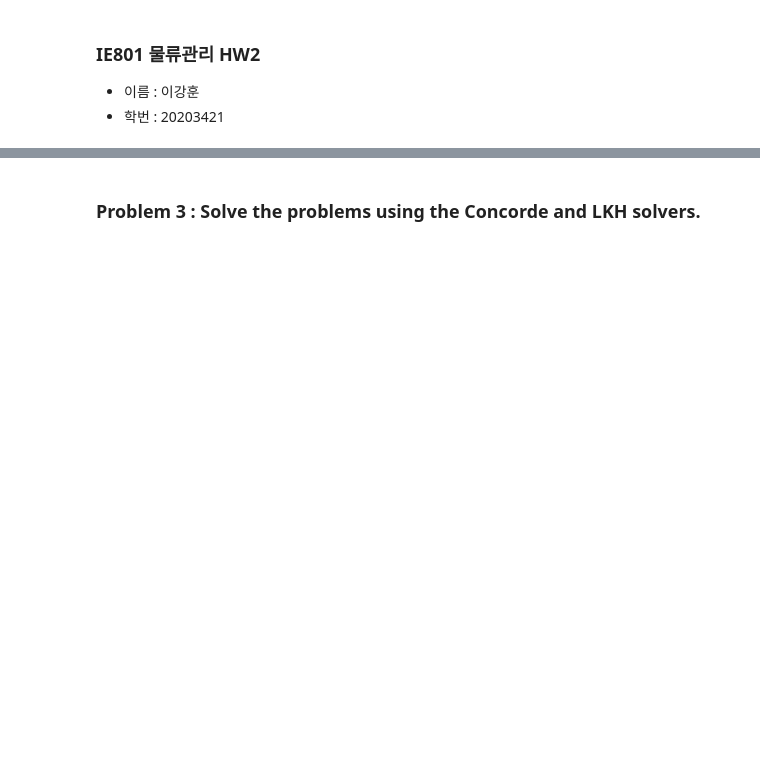
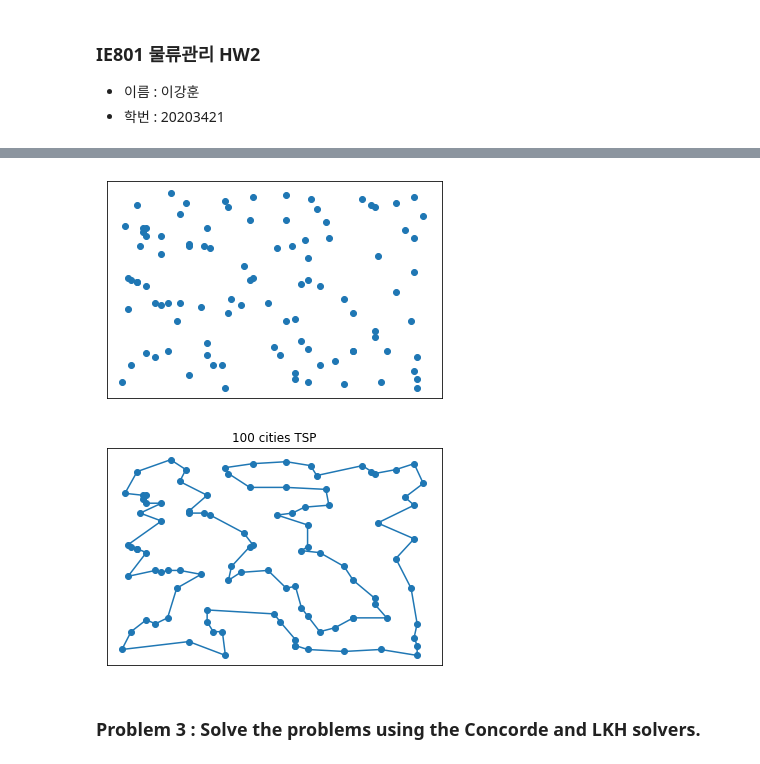
Before and after one commit to leehoon7/IE801, a Jupyter notebook: HW2.ipynb, the cells around one changed output, grey strips where cells are left out. Drawn from its saved outputs; the diff is of its cells as text; code cells hidden in the pictures; blank space fills up the shorter version.

```diff
--- a/HW2.ipynb
+++ b/HW2.ipynb
@@ -146,2 +178,11 @@ Using license file C:\Users\Kanghoon\gurobi.lic
+# %%
+x, y = generate_instance(100)
+tour, cost = solve_TSP(x, y)
+
+visualize_points(x, y)
+visualize_points(x, y, '100 cities TSP', tour)
+# %% [output]
+[figure, added]
+[figure, added]
 # %% [markdown]
 ### Problem 3 : Solve the problems using the Concorde and LKH solvers.
```
Also changed, not shown: parts of 8 cells of this notebook.
